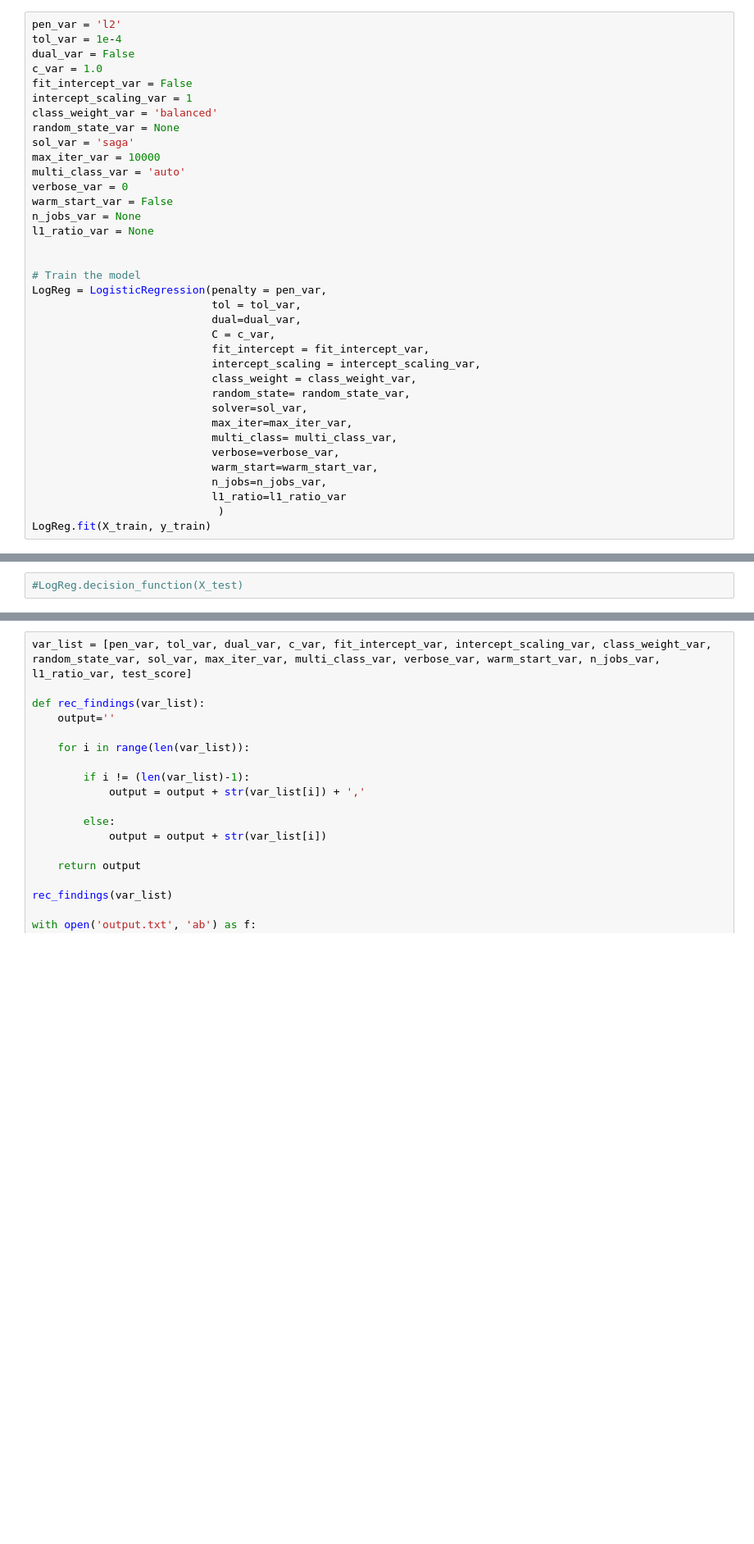
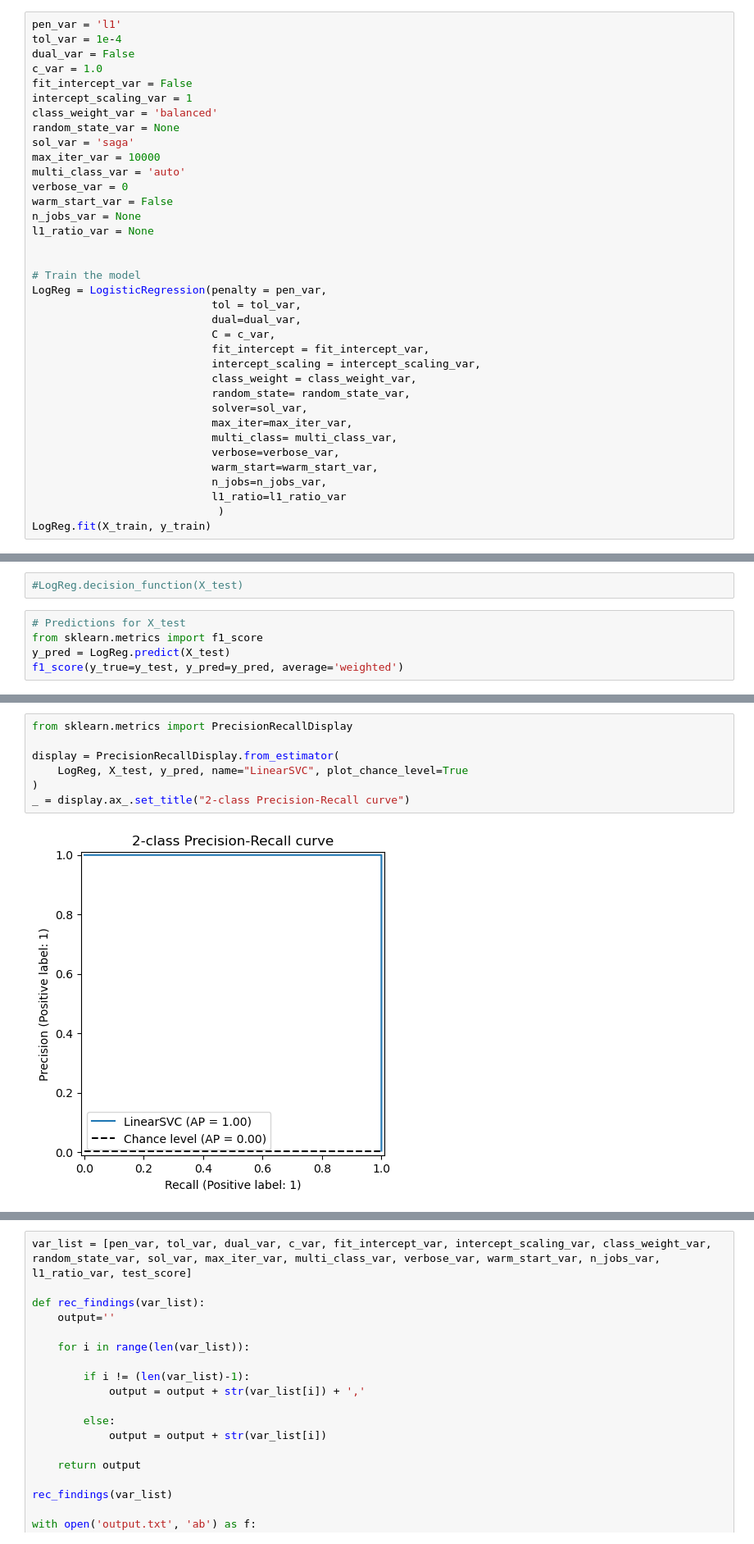
Before and after one commit to dalgurnawi/machine_learning, a Jupyter notebook: fd_logistic_regression_bestversion.ipynb, the cells around one changed output, grey strips where cells are left out. Shown at 82% size. Cells and saved outputs as stored; diff of their text form; blank space fills up the shorter version.

```diff
--- a/fd_logistic_regression_bestversion.ipynb
+++ b/fd_logistic_regression_bestversion.ipynb
@@ -126,7 +158,7 @@ df
 # Test train split
 X_train, X_test, y_train, y_test = train_test_split(df.drop('IsFraud', axis=1),df['IsFraud'], test_size=0.25, random_state=42)
 # %%
-pen_var = 'l2'
+pen_var = 'l1'
 tol_var = 1e-4
 dual_var = False
 c_var = 1.0
@@ -185,2 +217,7 @@ print(cm)
 # %%
 #LogReg.decision_function(X_test)
+# %%
+# Predictions for X_test
+from sklearn.metrics import f1_score
+y_pred = LogReg.predict(X_test)
+f1_score(y_true=y_test, y_pred=y_pred, average='weighted')
@@ -186,0 +238,9 @@ print(cm)
+# %%
+from sklearn.metrics import PrecisionRecallDisplay
+
+display = PrecisionRecallDisplay.from_estimator(
+    LogReg, X_test, y_pred, name="LinearSVC", plot_chance_level=True
+)
+_ = display.ax_.set_title("2-class Precision-Recall curve")
+# %% [output]
+[figure, added]
```
Also changed, not shown: parts of 20 cells of this notebook, 1 other file.
